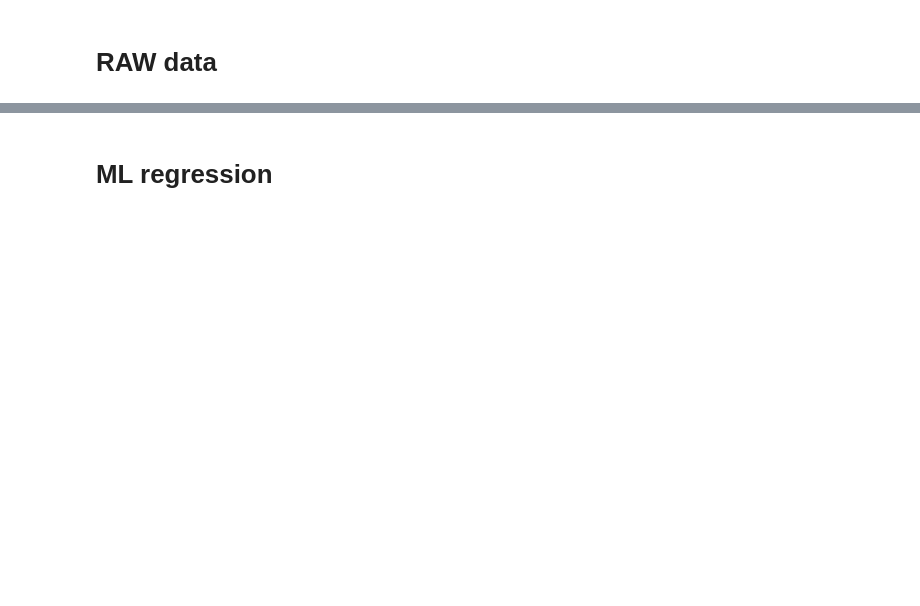
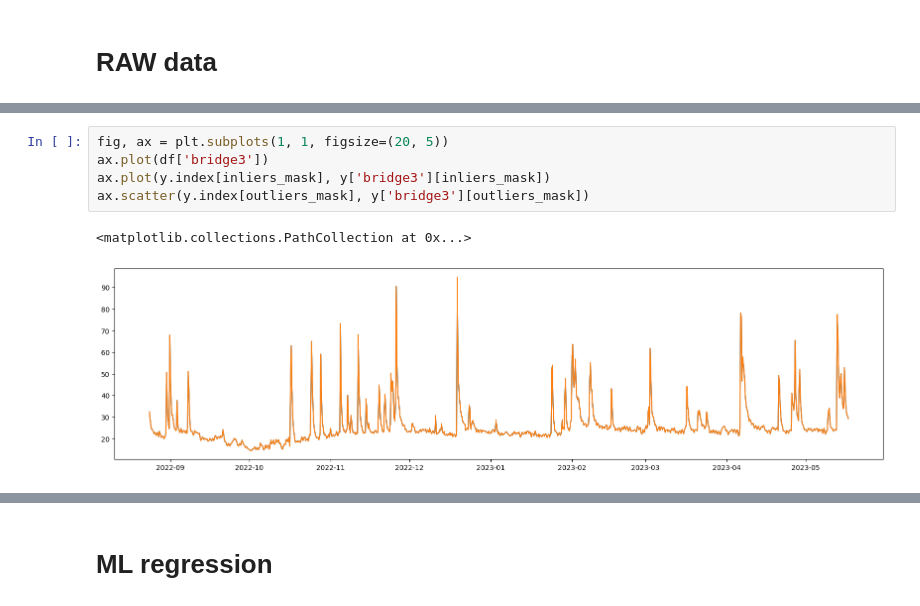
Before and after one commit to future-water/waller-creek-model, a Jupyter notebook: hydroML/MLregression.ipynb, the cells around one changed output, grey strips where cells are left out. Saved outputs shown, nothing was run; the diff lists cells and outputs as text; blank space fills up the shorter version.

```diff
--- a/hydroML/MLregression.ipynb
+++ b/hydroML/MLregression.ipynb
@@ -59,0 +175,8 @@ Time
+# %%
+fig, ax = plt.subplots(1, 1, figsize=(20, 5))
+ax.plot(df['bridge3'])
+ax.plot(y.index[inliers_mask], y['bridge3'][inliers_mask])
+ax.scatter(y.index[outliers_mask], y['bridge3'][outliers_mask])
+# %% [output]
+<matplotlib.collections.PathCollection at 0x...>
+[figure, added]
```
Also changed, not shown: parts of 70 cells of this notebook.
